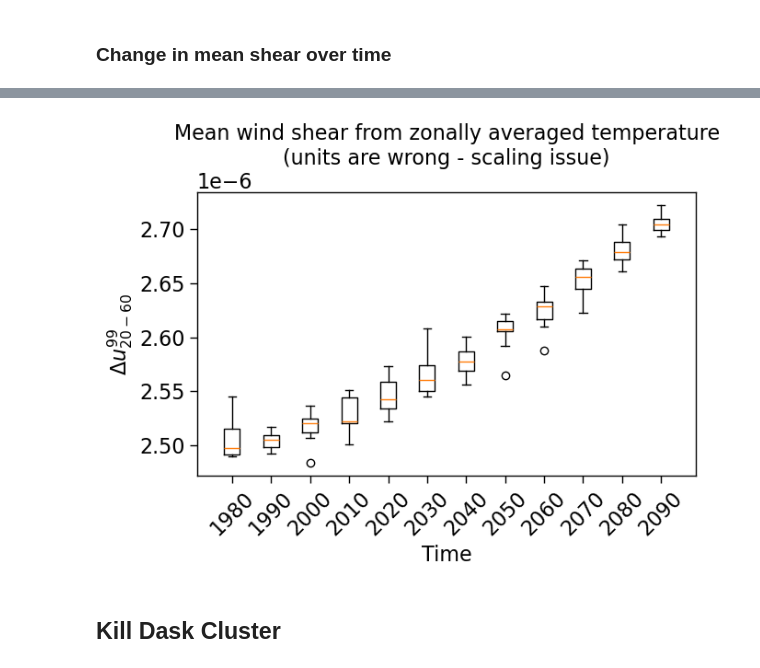
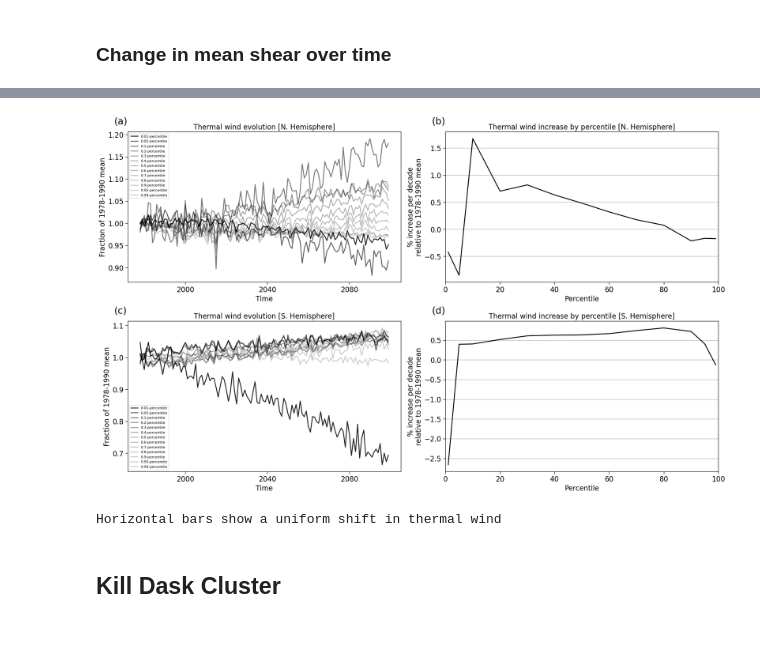
Before and after one commit to ivalencius/winds-of-change, a Jupyter notebook: CESMLENS2.ipynb, the cells around one changed output, grey strips where cells are left out. Saved outputs shown, nothing was run; the diff lists cells and outputs as text; code cells hidden in the pictures; blank space fills up the shorter version.

```diff
--- a/CESMLENS2.ipynb
+++ b/CESMLENS2.ipynb
@@ -978,15 +977,16 @@ percentiles = np.array([0.05, 0.1, 0.2, 0.3, 0.4, 0.5, 0.6, 0.7, 0.8, 0.9, 0.95,
 slopes = []
 for p in tqdm(percentiles):
     # Get the p percentile wind at each time slice
-    q_winds = u200_extratropical.isel(realization=0).U200.quantile(p, dim=['lat', 'lon'])
-    normed = ((q_winds-q_winds.mean())/q_winds.mean())
-    linear = normed.polyfit('time', 1)
+    q_winds = u200_extratropical.U200.quantile(p, dim=['lat', 'lon', 'realization'])
+    ref_mean = q_winds.sel(time=slice('1978', '1980')).mean()
+    percentage = q_winds/ref_mean
+    linear = percentage.polyfit('time', 1)
     slopes.append(linear.polyfit_coefficients.sel(degree=1)*10*100*1/(3.17098*10**-17))  # nanoseconds to decadal percentage
 
 ax.plot(percentiles*100, slopes, color='k')
 ax.set_ylabel('U200 % increase\nper decade (linear fit)')
 ax.set_xlabel('Percentile')
-ax.set_title('U200 [normalized]')
+ax.set_title('U200 [standardized]')
 
 plt.show()
 # %% [output]
@@ -1104,13 +1104,17 @@ ug_smbb.to_netcdf('data/ug_thermal_wind_mon1.nc')
 # %% [markdown]
 ### Load Data
 # %%
-ug_smbb = xr.load_dataset('data/ug_thermal_wind_mon1.nc').ug
+ug_smbb = xr.load_dataset('data/ug_thermal_wind_mon1.nc')
+yearly_shear = mon2yearly(ug_smbb, 'ug')
 # Now get the extra tropics
 extratropics = (
-    ug_smbb
+    yearly_shear
     .where((ug_smbb.lat <= 60) & (ug_smbb.lat >= -60), np.nan)
     .where((ug_smbb.lat >= 20) | (ug_smbb.lat <= -20), np.nan)
     )
+
+NH = extratropics.where(extratropics.lat > 0, drop=True)
+SH = extratropics.where(extratropics.lat < 0, drop=True)
 # %% [markdown]
 ### Change in mean shear over time
 # %%
@@ -1261,30 +1188,46 @@ plt.show()
 # %%
-periods = [1980, 1990, 2000, 2010, 2020, 2030, 2040, 2050, 2060, 2070, 2080, 2090]
+fig, axes = plt.subplots(figsize=(20,12), ncols=2, nrows=2, layout='constrained')
 
-p99_speeds = []
-for r, year in enumerate(periods):
-    start = year
-    stop = year+9
-    p99_decade_speeds = []
-    # mean_decade_speeds = []
-    for y in range(start, stop):
-        right_time = T_smbb.sel(time=str(y)).mean(['time', 'realization'])
-        u, T = get_ug_p(right_time)
-        p99_decade_speeds.append(u.sum('lev').mean())
-    p99_speeds.append(np.array(p99_decade_speeds).flatten())
+years = NH['time.year'].values
+percentiles = np.array([0.01, 0.05, 0.1, 0.2, 0.3, 0.4, 0.5, 0.6, 0.7, 0.8, 0.9, 0.95, 0.99])
+
+for i, (region, name) in enumerate(zip([NH, SH], ["N. Hemisphere", "S. Hemisphere"])):
+    q = region.quantile(percentiles, dim=['lat', 'lon']).mean('realization')
+    ax = axes[i, 0]
+    slopes = []
+    for p in percentiles:
+        data = q.sel(quantile=p)
+        ref_mean = data.sel(time=slice('1978', '1980')).mean()
+        percentage = data/ref_mean
+        linear = percentage.polyfit('time', 1)
+        slopes.append(linear.polyfit_coefficients.sel(degree=1)*10*100*1/(3.17098*10**-17))  # nanoseconds to decadal percentage
+        percentage.plot(ax=ax, label=f'{p}-percentile', color='k', alpha=np.log(p)/np.log(0.001)+0.2)
+
+    ax.set_ylabel(r'Fraction of 1978-1990 mean')
+    ax.set_xlabel('Time')
+    ax.set_title(f'Thermal wind evolution [{name}]')
+    ax.legend(fontsize=8)
 
 
-fig, ax = plt.subplots(figsize=(7,4))
-ax.boxplot(p99_speeds, positions=periods, widths=4)
-ax.set_ylabel(r'$\Delta u^{99}_{20-60}$')
-ax.set_xlabel('Time')
-ax.set_xlim(1971, 2099)
-ax.set_xticklabels(ax.get_xticklabels(),rotation=45)
-ax.set_title('Mean wind shear from zonally averaged temperature\n(units are wrong - scaling issue)')
+    ax = axes[i, 1]
+    # ax.hlines(0, 0, 100, color='red', linestyle='--')
+    ax.grid(axis='y')
+    ax.plot(percentiles*100, slopes, color='k')
+    ax.set_ylabel('% increase per decade\nrelative to 1978-1990 mean')
+    ax.set_xlabel('Percentile')
+    ax.set_xlim(0, 100)
+    ax.set_title(f'Thermal wind increase by percentile [{name}]')
+
+for i, ax in enumerate(axes.flat):
+    # Add label
+    ax.text(-0.05, 1.05, f'({string.ascii_lowercase[i]})', transform=ax.transAxes, size=22)
+
 plt.show()
+print('Horizontal bars show a uniform shift in thermal wind')
 # %% [output]
 [interactive output not drawn]
-[figure, old version]
+[figure, new version]
+Horizontal bars show a uniform shift in thermal wind
 # %% [markdown]
 ## Kill Dask Cluster
 # %%
```
Also changed, not shown: parts of 10 cells of this notebook.
